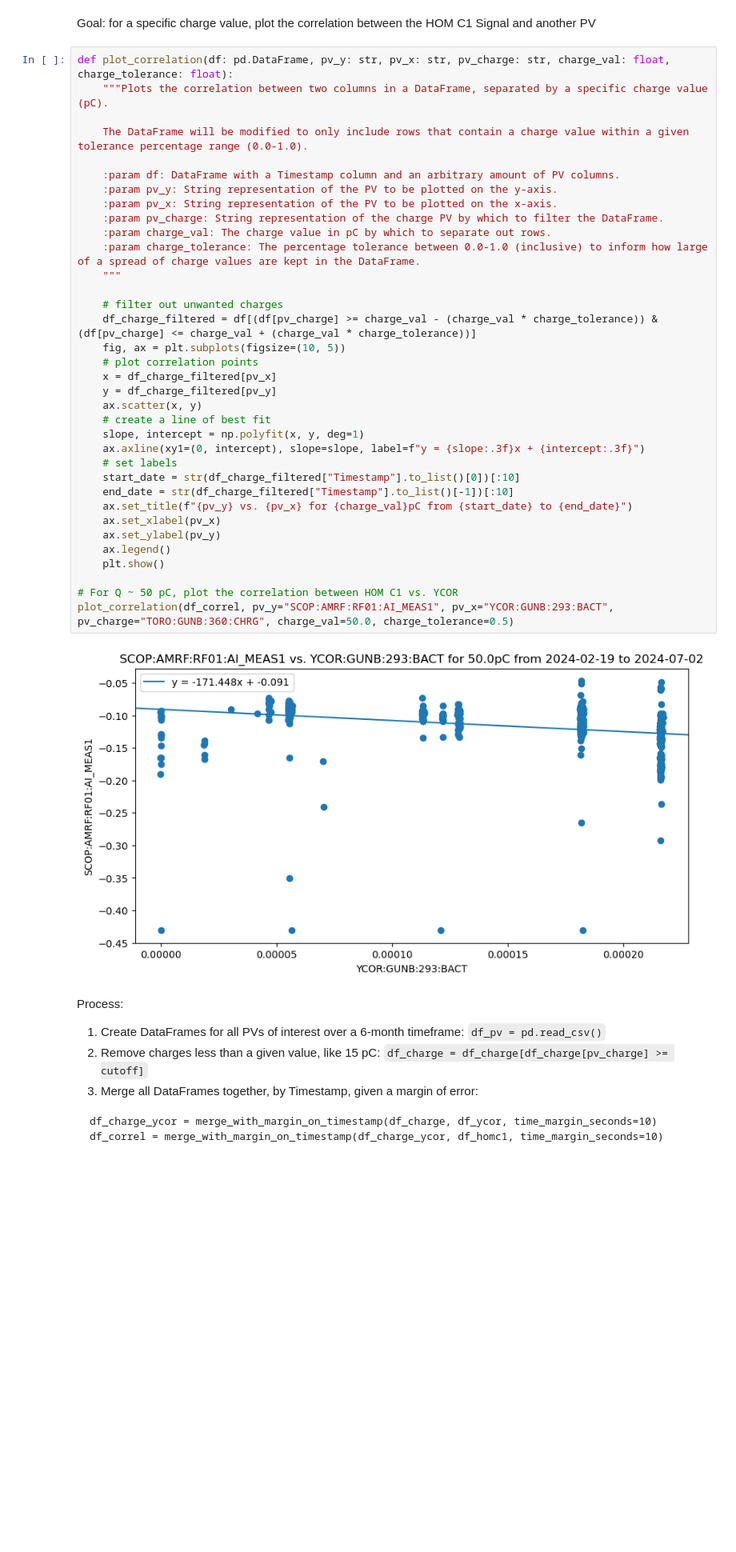
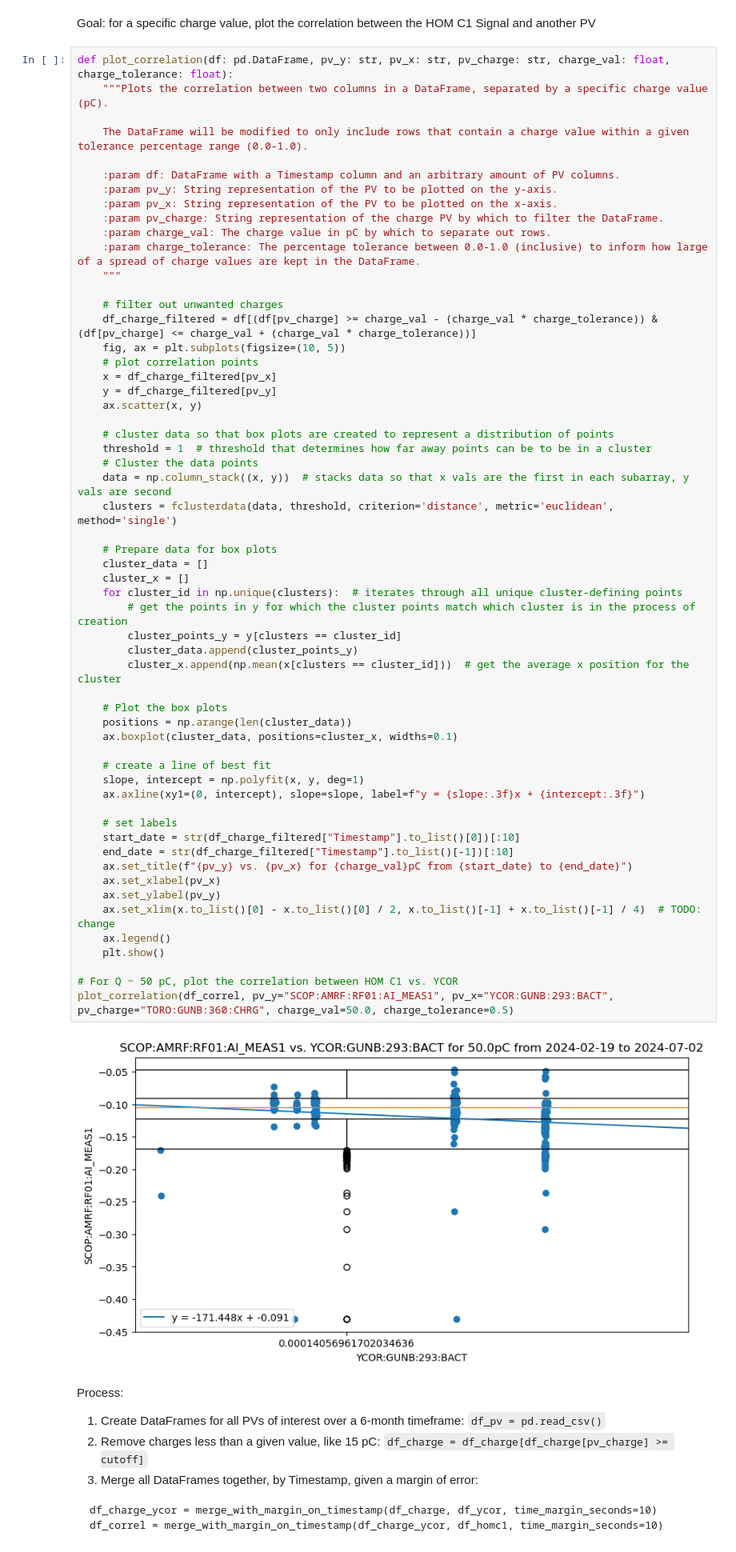
Before and after one commit to jpgtordilla/hombom24, a Jupyter notebook: archive-analysis/lcls-tools-plots/charge_separated_plots/develop_epics_archiver_filter.ipynb, the cells around one changed output. Shown at 80% size. Saved outputs shown, nothing was run; the diff lists cells and outputs as text; blank space fills up the shorter version.

Commit message:
slightly broken box plot error bars

```diff
--- a/archive-analysis/lcls-tools-plots/charge_separated_plots/develop_epics_archiver_filter.ipynb
+++ b/archive-analysis/lcls-tools-plots/charge_separated_plots/develop_epics_archiver_filter.ipynb
@@ -143,34 +144,56 @@ def plot_correlation(df: pd.DataFrame, pv_y: str, pv_x: str, pv_charge: str, cha
     :param df: DataFrame with a Timestamp column and an arbitrary amount of PV columns.
     :param pv_y: String representation of the PV to be plotted on the y-axis.
     :param pv_x: String representation of the PV to be plotted on the x-axis.
     :param pv_charge: String representation of the charge PV by which to filter the DataFrame.
     :param charge_val: The charge value in pC by which to separate out rows.
     :param charge_tolerance: The percentage tolerance between 0.0-1.0 (inclusive) to inform how large of a spread of charge values are kept in the DataFrame.
     """
 
     # filter out unwanted charges
     df_charge_filtered = df[(df[pv_charge] >= charge_val - (charge_val * charge_tolerance)) & (df[pv_charge] <= charge_val + (charge_val * charge_tolerance))]
     fig, ax = plt.subplots(figsize=(10, 5))
     # plot correlation points
     x = df_charge_filtered[pv_x]
     y = df_charge_filtered[pv_y]
     ax.scatter(x, y)
+
+    # cluster data so that box plots are created to represent a distribution of points
+    threshold = 1  # threshold that determines how far away points can be to be in a cluster
+    # Cluster the data points
+    data = np.column_stack((x, y))  # stacks data so that x vals are the first in each subarray, y vals are second
+    clusters = fclusterdata(data, threshold, criterion='distance', metric='euclidean', method='single')
+
+    # Prepare data for box plots
+    cluster_data = []
+    cluster_x = []
+    for cluster_id in np.unique(clusters):  # iterates through all unique cluster-defining points
+        # get the points in y for which the cluster points match which cluster is in the process of creation
+        cluster_points_y = y[clusters == cluster_id]
+        cluster_data.append(cluster_points_y)
+        cluster_x.append(np.mean(x[clusters == cluster_id]))  # get the average x position for the cluster
+
+    # Plot the box plots
+    positions = np.arange(len(cluster_data))
+    ax.boxplot(cluster_data, positions=cluster_x, widths=0.1)
+
     # create a line of best fit
     slope, intercept = np.polyfit(x, y, deg=1)
     ax.axline(xy1=(0, intercept), slope=slope, label=f"y = {slope:.3f}x + {intercept:.3f}")
+
     # set labels
     start_date = str(df_charge_filtered["Timestamp"].to_list()[0])[:10]
     end_date = str(df_charge_filtered["Timestamp"].to_list()[-1])[:10]
     ax.set_title(f"{pv_y} vs. {pv_x} for {charge_val}pC from {start_date} to {end_date}")
     ax.set_xlabel(pv_x)
     ax.set_ylabel(pv_y)
+    ax.set_xlim(x.to_list()[0] - x.to_list()[0] / 2, x.to_list()[-1] + x.to_list()[-1] / 4)  # TODO: change
     ax.legend()
     plt.show()
 
 # For Q ~ 50 pC, plot the correlation between HOM C1 vs. YCOR
 plot_correlation(df_correl, pv_y="SCOP:AMRF:RF01:AI_MEAS1", pv_x="YCOR:GUNB:293:BACT", pv_charge="TORO:GUNB:360:CHRG", charge_val=50.0, charge_tolerance=0.5)
 # %% [output]
-[figure, old version]
+[figure, new version]
 # %% [markdown]
 Process:
 1. Create DataFrames for all PVs of interest over a 6-month timeframe: `df_pv = pd.read_csv()`
```
Also changed, not shown: parts of 1 cell of this notebook.
